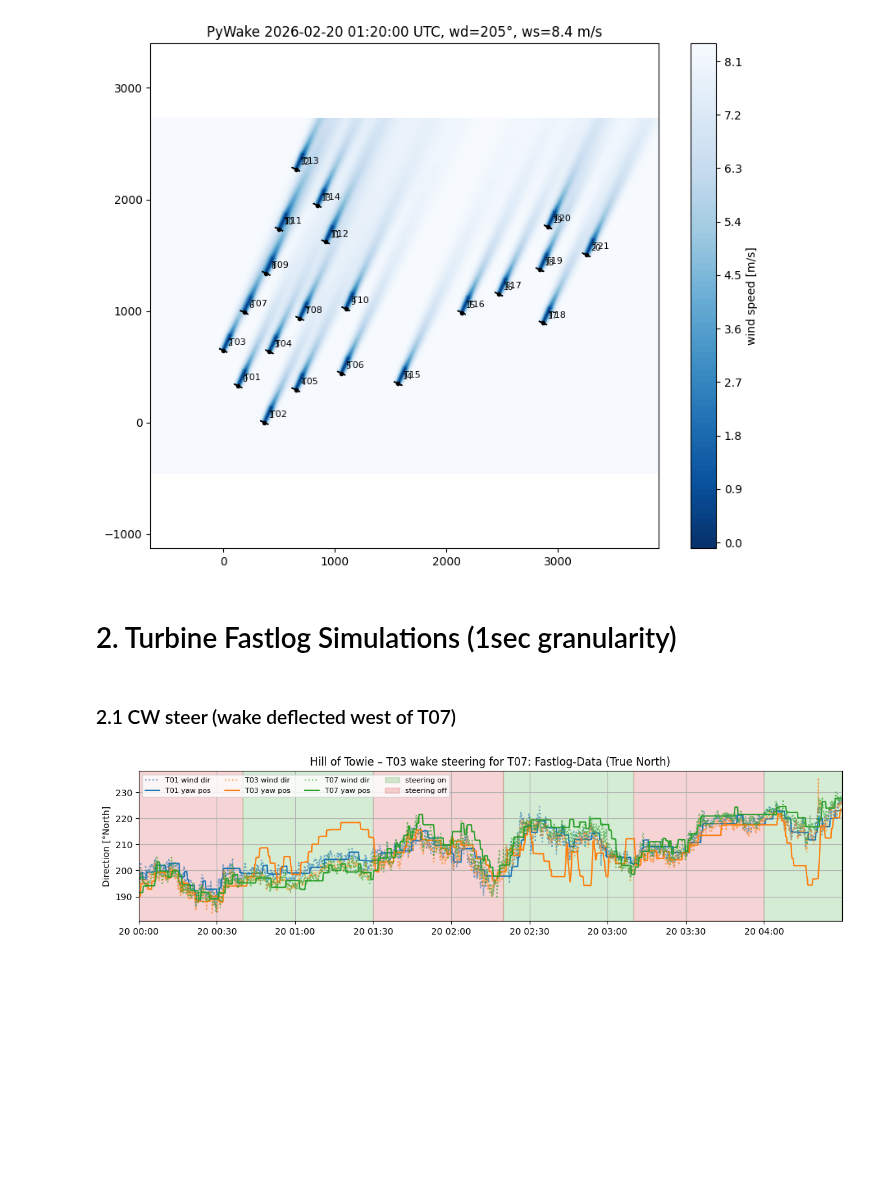
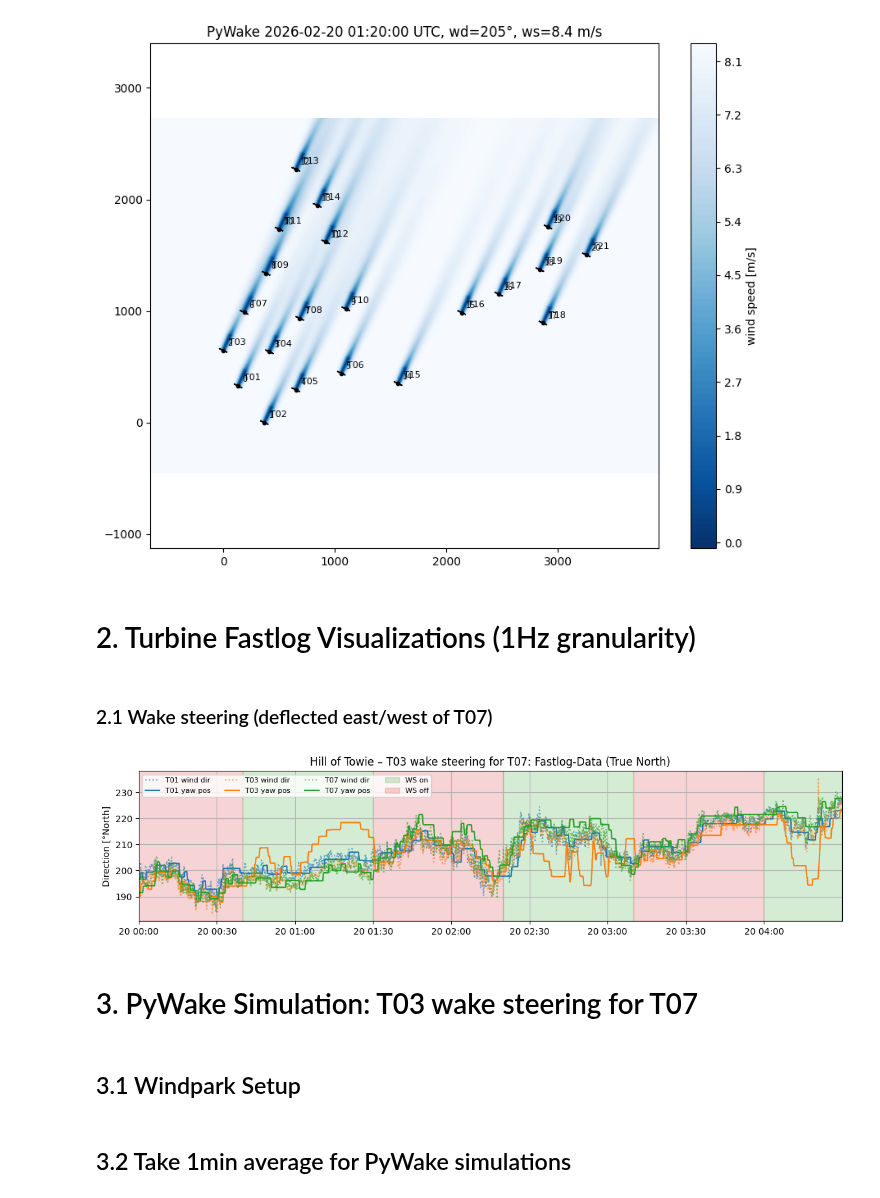
Before and after one commit to rfeusi/hill-of-towie-open-source-analysis, a Jupyter notebook: PyWake Simulation.ipynb, the cells around one changed output. Drawn from its saved outputs; the diff is of its cells as text; code cells hidden in the pictures; blank space fills up the shorter version.

```diff
--- a/PyWake Simulation.ipynb
+++ b/PyWake Simulation.ipynb
@@ -132,9 +132,9 @@ ax.set_title(f"PyWake {pd.Timestamp(time[i])} UTC, wd={wd_t01[i]:.0f}°, ws={ws_
 Text(0.5, 1.0, 'PyWake 2026-02-20 01:20:00 UTC, wd=205°, ws=8.4 m/s')
 [figure]
 # %% [markdown]
-# 2. Turbine Fastlog Simulations (1sec granularity)
+# 2. Turbine Fastlog Visualizations (1Hz granularity)
 # %% [markdown]
-### 2.1 CW steer (wake deflected west of T07)
+### 2.1 Wake steering (deflected east/west of T07)
 # %%
 import pandas as pd
 import matplotlib.pyplot as plt
@@ -153,34 +153,38 @@ dy_tags = [
 
 fl = load_hot_fl_data(
     data_dir=get_filestore_dir(),
     wtg_numbers=[1, 3, 7],
     start_dt=start,
     end_dt_excl=end_excl,
     extra_tags=dy_tags,
 )
 
 YAW = "computed_driver_pre_processed_yaw_direction_true_degrees"
 WD = "computed_core_post_processed_consensus_wind_direction_true_degrees"
 TOGGLE = "computed_driver_post_processed_toggle_state"
 
 colors = {"T01": "tab:blue", "T03": "tab:orange", "T07": "tab:green"}
 
 fig, ax = plt.subplots(figsize=(14, 3))
 for name, c in colors.items():
     ax.plot(fl.index, fl[(name, WD)], color=c, ls=":", alpha=0.6, label=f"{name} wind dir")
     ax.plot(fl.index, fl[(name, YAW)], color=c, label=f"{name} yaw pos")
 
-# Steering-Phasen von T03 hinterlegen
+# Toggling shading:
 toggle = fl[("T03", TOGGLE)]
 ax.fill_between(fl.index, 0, 1, where=(toggle == 1), transform=ax.get_xaxis_transform(), # type: ignore
-                color="tab:green", alpha=0.2, label="steering on")
+                color="tab:green", alpha=0.2, label="WS on")
 ax.fill_between(fl.index, 0, 1, where=(toggle == 0), transform=ax.get_xaxis_transform(), # type: ignore
-                color="tab:red", alpha=0.2, label="steering off")
+                color="tab:red", alpha=0.2, label="WS off")
 
 ax.set_ylabel("Direction [°North]")
 ax.set_title("Hill of Towie – T03 wake steering for T07: Fastlog-Data (True North)")
 ax.legend(ncol=4, fontsize=8)
 ax.grid()
 ax.margins(x=0)
 # %% [output]
-[figure, old version]
+[figure, new version]
+# %% [markdown]
+# 3. PyWake Simulation: T03 wake steering for T07
+# %% [markdown]
+## 3.1 Windpark Setup
@@ -186,0 +218,2 @@ ax.margins(x=0)
+# %% [markdown]
+## 3.2 Take 1min average for PyWake simulations
```
Also changed, not shown: parts of 27 cells of this notebook.
